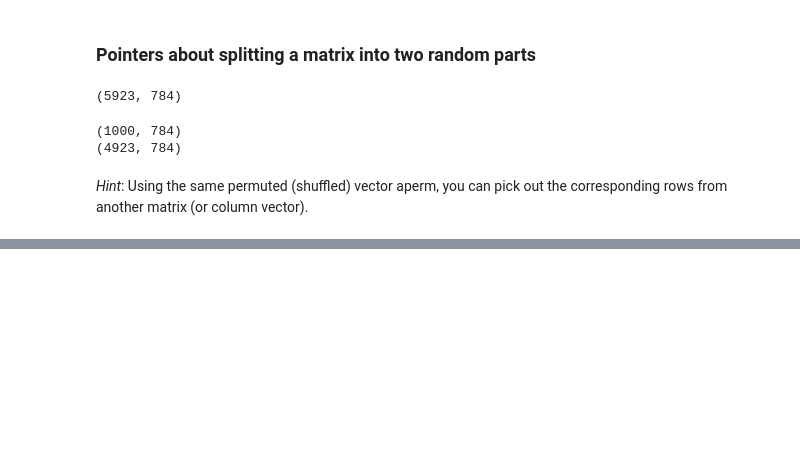
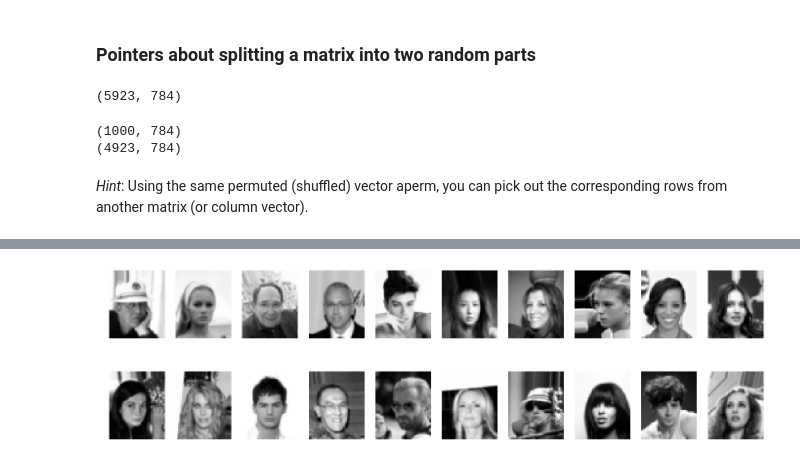
Before and after one commit to ubdsgroup/mlcourse-ub-notebooks, a Jupyter notebook: notebooks/ProgrammingAssignment1.ipynb, the cells around one changed output, grey strips where cells are left out. Saved outputs shown, nothing was run; the diff lists cells and outputs as text; code cells hidden in the pictures; blank space fills up the shorter version.

Commit message:
Adding code for loading celeb face data

```diff
--- a/notebooks/ProgrammingAssignment1.ipynb
+++ b/notebooks/ProgrammingAssignment1.ipynb
@@ -107,0 +100,26 @@ print A2.shape
+# %%
+mat = loadmat('/Users/chandola/Teaching/ubmlcourse/notebooks/data/face_all.mat')
+# %%
+class0inds = np.where(mat['Labels'] == 0)[0]
+class1inds = np.where(mat['Labels'] == 1)[0]
+# %%
+r0 = np.random.permutation(len(class0inds))
+r1 = np.random.permutation(len(class1inds))
+# %%
+fig = plt.figure(figsize=(24,12))
+for i in range(10):
+    plt.subplot(1,10,i+1)
+    row = mat['Features'][r0[i]]
+    plt.imshow(np.reshape(row,((54,44))),cmap='gray')
+    plt.axis('off')
+# %% [output]
+[figure, added]
+# %%
+fig = plt.figure(figsize=(24,12))
+for i in range(10):
+    plt.subplot(1,10,i+1)
+    row = mat['Features'][r1[i]]
+    plt.imshow(np.reshape(row,((54,44))),cmap='gray')
+    plt.axis('off')
+# %% [output]
+[figure, added]
```
Also changed, not shown: parts of 11 cells of this notebook.
